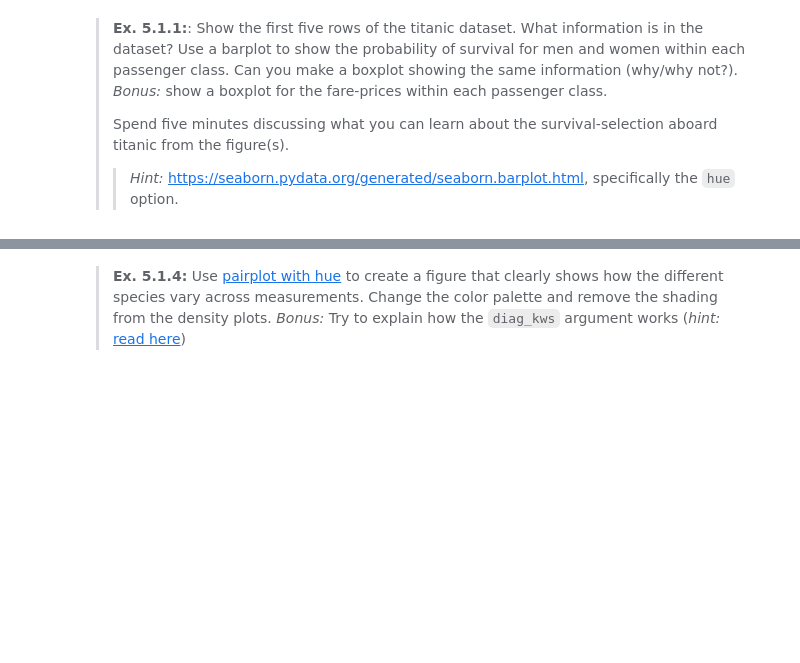
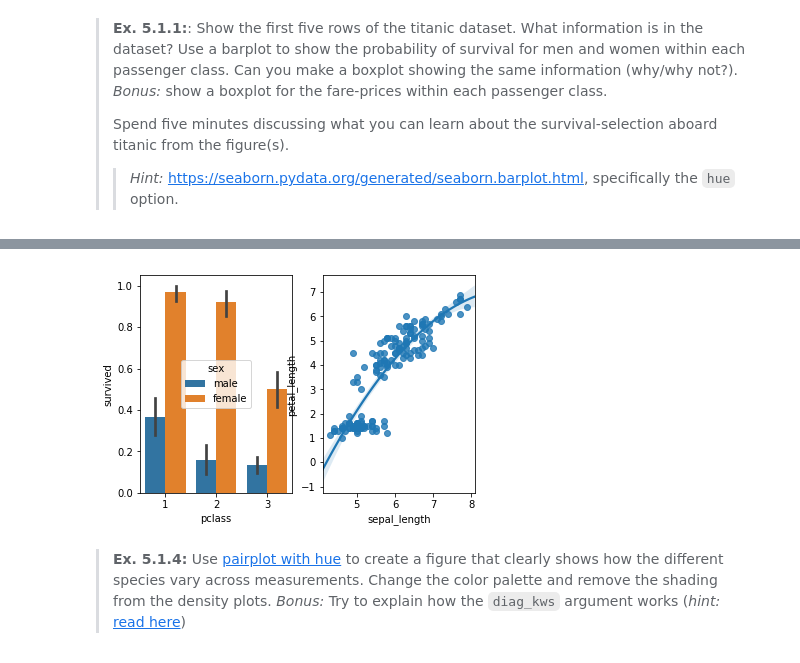
Before and after one commit to karlbindslev/sds_group29, a Jupyter notebook: material/assignments/assignment_1.ipynb, the cells around one changed output, grey strips where cells are left out. Cells and saved outputs as stored; diff of their text form; code cells hidden in the pictures; blank space fills up the shorter version.

```diff
--- a/material/assignments/assignment_1.ipynb
+++ b/material/assignments/assignment_1.ipynb
@@ -157,3 +207,14 @@ titanic = sns.load_dataset('titanic')
+# %%
+# [Answer to Ex. 5.1.3 here]
+
+fig, axes = plt.subplots(1, 2)
+
+sns.barplot(y="survived", x= "pclass", hue='sex', data = titanic, ax=axes[0])
+sns.regplot(y="petal_length", x= "sepal_length", order = 2, data = iris, ax=axes[1])
+
+plt.savefig('fig.png')
+# %% [output]
+[figure, added]
 # %% [markdown]
 > **Ex. 5.1.4:** Use [pairplot with hue](https://seaborn.pydata.org/generated/seaborn.pairplot.html) to create a figure that clearly shows how the different species vary across measurements. Change the color palette and remove the shading from the density plots. _Bonus:_ Try to explain how the `diag_kws` argument works (_hint:_ [read here](https://stackoverflow.com/questions/1769403/understanding-kwargs-in-python))
 # %%
```
Also changed, not shown: parts of 11 cells of this notebook, 1 other file.
